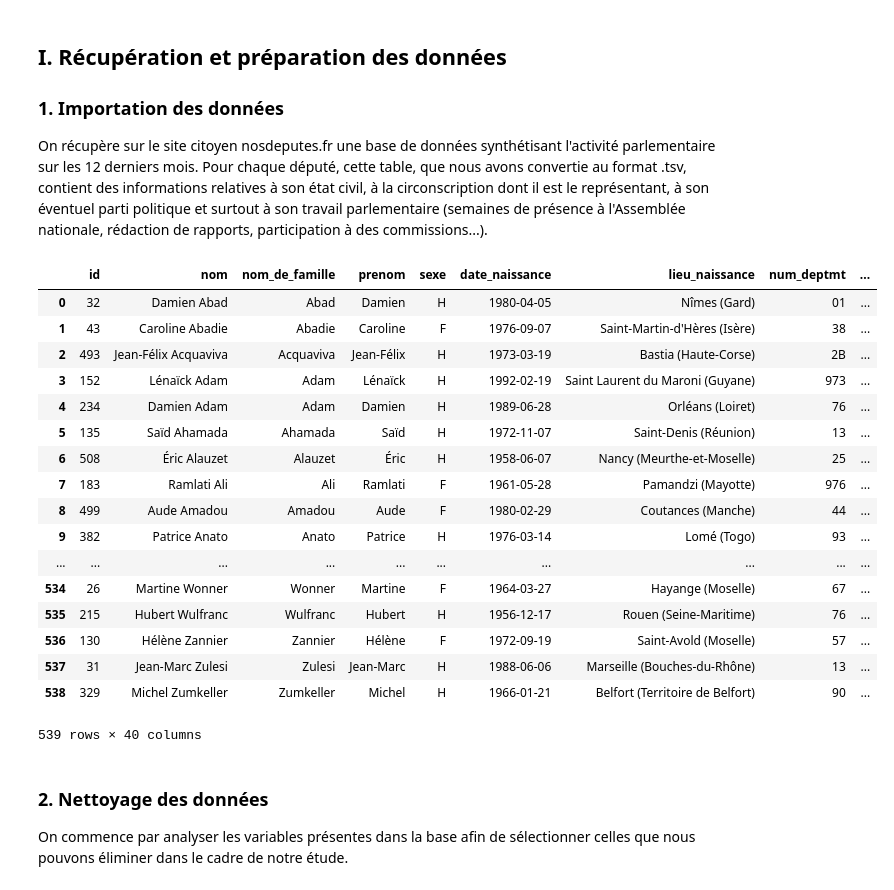
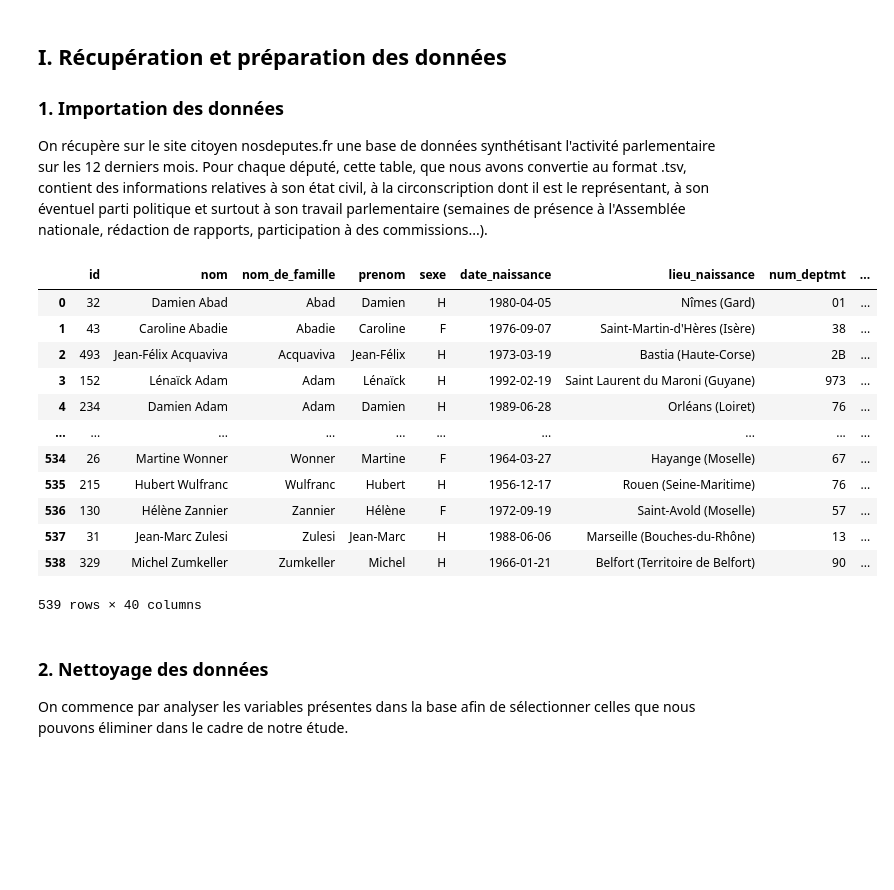
Before and after one commit to APlamont/AssemblyAttendance, a Jupyter notebook: Code/Projet Python pour le Data Scientist.ipynb, the cells around one changed output. Saved outputs shown, nothing was run; the diff lists cells and outputs as text; code cells hidden in the pictures; blank space fills up the shorter version.

```diff
--- a/Code/Projet Python pour le Data Scientist.ipynb
+++ b/Code/Projet Python pour le Data Scientist.ipynb
@@ -16,20 +16,15 @@ import seaborn as sns
 On récupère sur le site citoyen nosdeputes.fr une base de données synthétisant l'activité parlementaire sur les 12 derniers mois. Pour chaque député, cette table, que nous avons convertie au format .tsv, contient des informations relatives à son état civil, à la circonscription dont il est le représentant, à son éventuel parti politique et surtout à son travail parlementaire (semaines de présence à l'Assemblée nationale, rédaction de rapports, participation à des commissions...).
 # %%
 # Conversion du fichier tsv en DataFrame.
-df = pd.read_csv("C:/Users/theop/Documents/nosdeputes.fr_synthese_2020-10-24.tsv", sep='\t')
+df = pd.read_csv("../Données/nosdeputes.fr_synthese_2020-10-24.tsv", sep='\t')
 df
 # %% [output]
 |  | id | nom | nom_de_famille | prenom | sexe | date_naissance | lieu_naissance | num_deptmt | ... |
 | 0 | 32 | Damien Abad | Abad | Damien | H | 1980-04-05 | Nîmes (Gard) | 01 | ... |
 | 1 | 43 | Caroline Abadie | Abadie | Caroline | F | 1976-09-07 | Saint-Martin-d'Hères (Isère) | 38 | ... |
 | 2 | 493 | Jean-Félix Acquaviva | Acquaviva | Jean-Félix | H | 1973-03-19 | Bastia (Haute-Corse) | 2B | ... |
 | 3 | 152 | Lénaïck Adam | Adam | Lénaïck | H | 1992-02-19 | Saint Laurent du Maroni (Guyane) | 973 | ... |
 | 4 | 234 | Damien Adam | Adam | Damien | H | 1989-06-28 | Orléans (Loiret) | 76 | ... |
-| 5 | 135 | Saïd Ahamada | Ahamada | Saïd | H | 1972-11-07 | Saint-Denis (Réunion) | 13 | ... |
-| 6 | 508 | Éric Alauzet | Alauzet | Éric | H | 1958-06-07 | Nancy (Meurthe-et-Moselle) | 25 | ... |
-| 7 | 183 | Ramlati Ali | Ali | Ramlati | F | 1961-05-28 | Pamandzi (Mayotte) | 976 | ... |
-| 8 | 499 | Aude Amadou | Amadou | Aude | F | 1980-02-29 | Coutances (Manche) | 44 | ... |
-| 9 | 382 | Patrice Anato | Anato | Patrice | H | 1976-03-14 | Lomé (Togo) | 93 | ... |
 | ... | ... | ... | ... | ... | ... | ... | ... | ... | ... |
 | 534 | 26 | Martine Wonner | Wonner | Martine | F | 1964-03-27 | Hayange (Moselle) | 67 | ... |
 | 535 | 215 | Hubert Wulfranc | Wulfranc | Hubert | H | 1956-12-17 | Rouen (Seine-Maritime) | 76 | ... |
```
Also changed, not shown: parts of 2 cells of this notebook, 2 other files.
